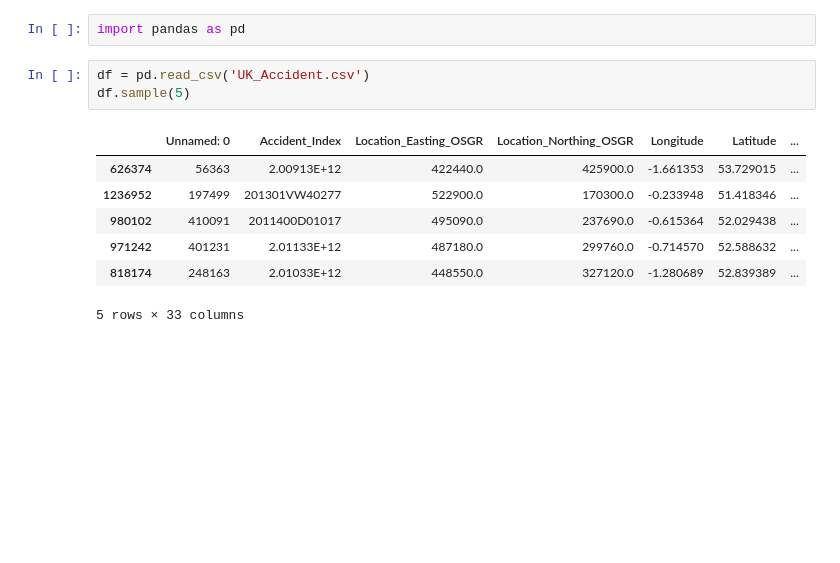
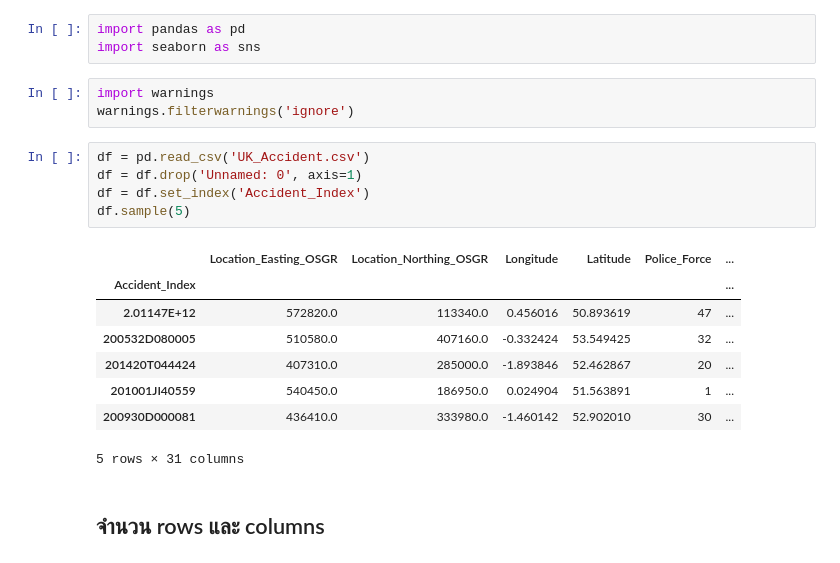
Before and after one commit to kirby-cs-org/project, a Jupyter notebook: analysis.ipynb, the cells around one changed output. Cells and saved outputs as stored; diff of their text form; blank space fills up the shorter version.

```diff
--- a/analysis.ipynb
+++ b/analysis.ipynb
@@ -1,13 +1,22 @@
 # %%
 import pandas as pd
+import seaborn as sns
+# %%
+import warnings
+warnings.filterwarnings('ignore')
 # %%
 df = pd.read_csv('UK_Accident.csv')
+df = df.drop('Unnamed: 0', axis=1)
+df = df.set_index('Accident_Index')
 df.sample(5)
 # %% [output]
-|  | Unnamed: 0 | Accident_Index | Location_Easting_OSGR | Location_Northing_OSGR | Longitude | Latitude | ... |
-| 626374 | 56363 | 2.00913E+12 | 422440.0 | 425900.0 | -1.661353 | 53.729015 | ... |
-| 1236952 | 197499 | 201301VW40277 | 522900.0 | 170300.0 | -0.233948 | 51.418346 | ... |
-| 980102 | 410091 | 2011400D01017 | 495090.0 | 237690.0 | -0.615364 | 52.029438 | ... |
-| 971242 | 401231 | 2.01133E+12 | 487180.0 | 299760.0 | -0.714570 | 52.588632 | ... |
-| 818174 | 248163 | 2.01033E+12 | 448550.0 | 327120.0 | -1.280689 | 52.839389 | ... |
+|  | Location_Easting_OSGR | Location_Northing_OSGR | Longitude | Latitude | Police_Force | ... |
+| Accident_Index |  |  |  |  |  | ... |
+| 2.01147E+12 | 572820.0 | 113340.0 | 0.456016 | 50.893619 | 47 | ... |
+| 200532D080005 | 510580.0 | 407160.0 | -0.332424 | 53.549425 | 32 | ... |
+| 201420T044424 | 407310.0 | 285000.0 | -1.893846 | 52.462867 | 20 | ... |
+| 201001JI40559 | 540450.0 | 186950.0 | 0.024904 | 51.563891 | 1 | ... |
+| 200930D000081 | 436410.0 | 333980.0 | -1.460142 | 52.902010 | 30 | ... |
-5 rows × 33 columns
+5 rows × 31 columns
+# %% [markdown]
+## จำนวน rows และ columns
```
Also changed, not shown: parts of 10 cells of this notebook.
